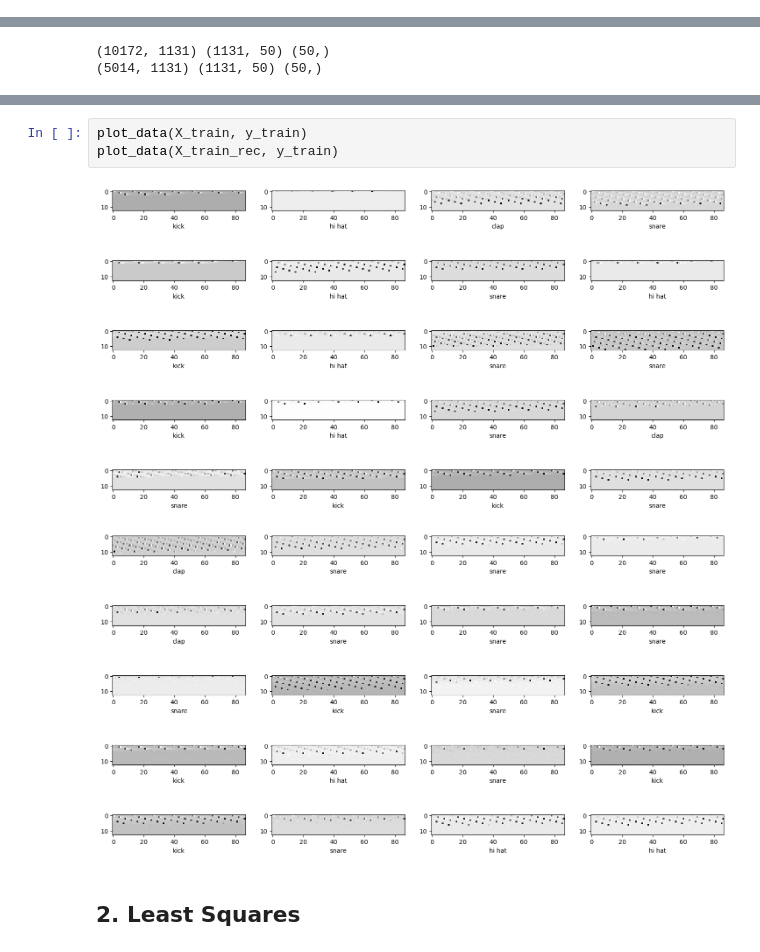
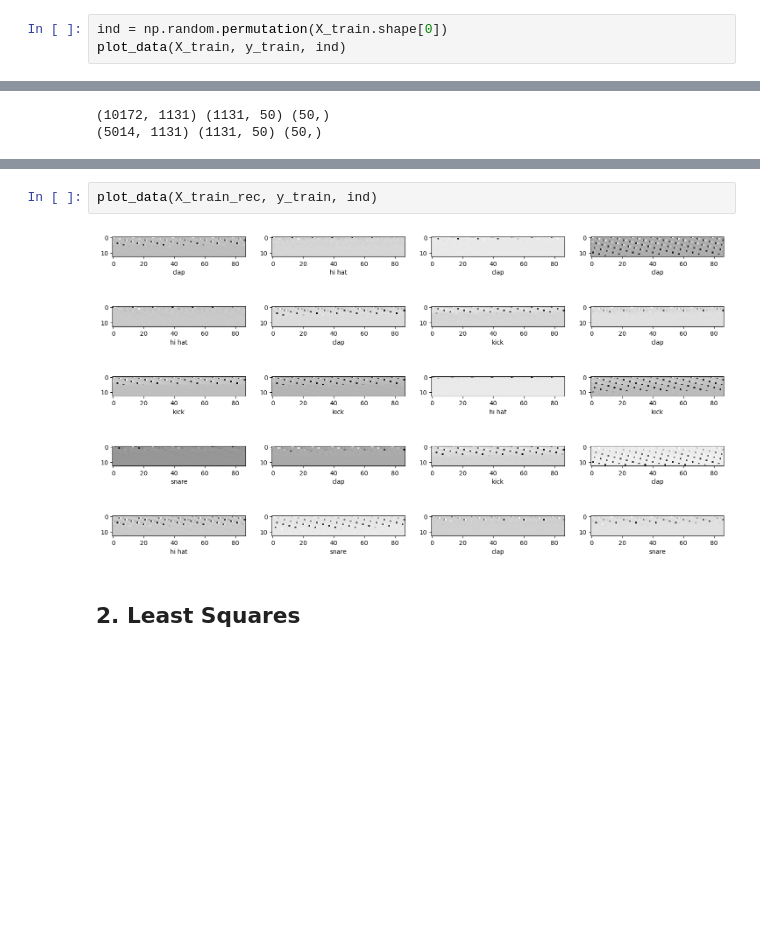
Before and after one commit to Phlorion/SoundRecognitionMLProject, a Jupyter notebook: sound_recognition.ipynb, the cells around one changed output, grey strips where cells are left out. Saved outputs shown, nothing was run; the diff lists cells and outputs as text; blank space fills up the shorter version.

```diff
--- a/sound_recognition.ipynb
+++ b/sound_recognition.ipynb
@@ -64,0 +106,3 @@ y test: (5014, 4)
+# %%
+ind = np.random.permutation(X_train.shape[0])
+plot_data(X_train, y_train, ind)
@@ -122,9 +157,7 @@ def plot_data(X, y, ind =[]):
 # %%
-plot_data(X_train, y_train)
-plot_data(X_train_rec, y_train)
+plot_data(X_train_rec, y_train, ind)
 # %% [output]
-[figure, old version]
+[figure, new version]
-[figure, removed]
 # %% [markdown]
 ## 2. Least Squares
 # %%
```
Also changed, not shown: parts of 19 cells of this notebook, 1 other file.
